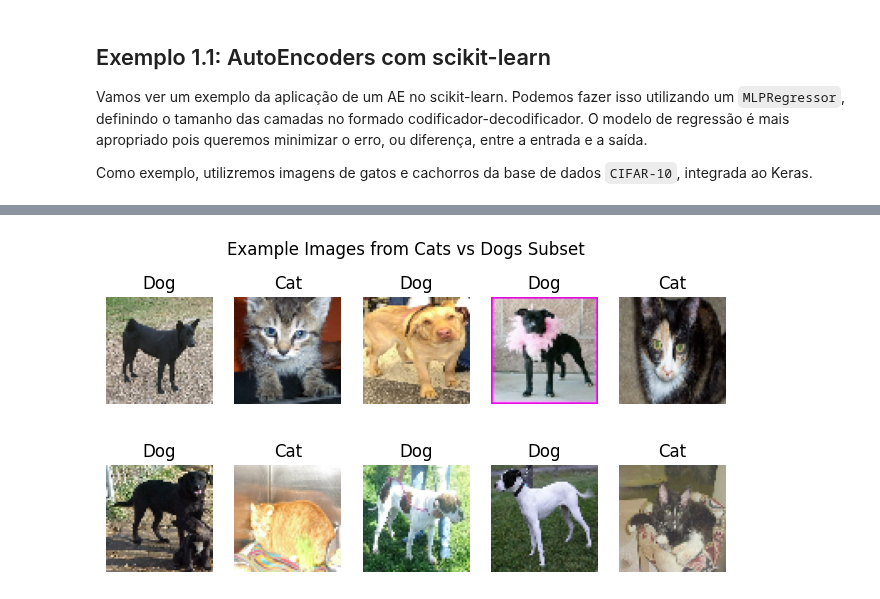
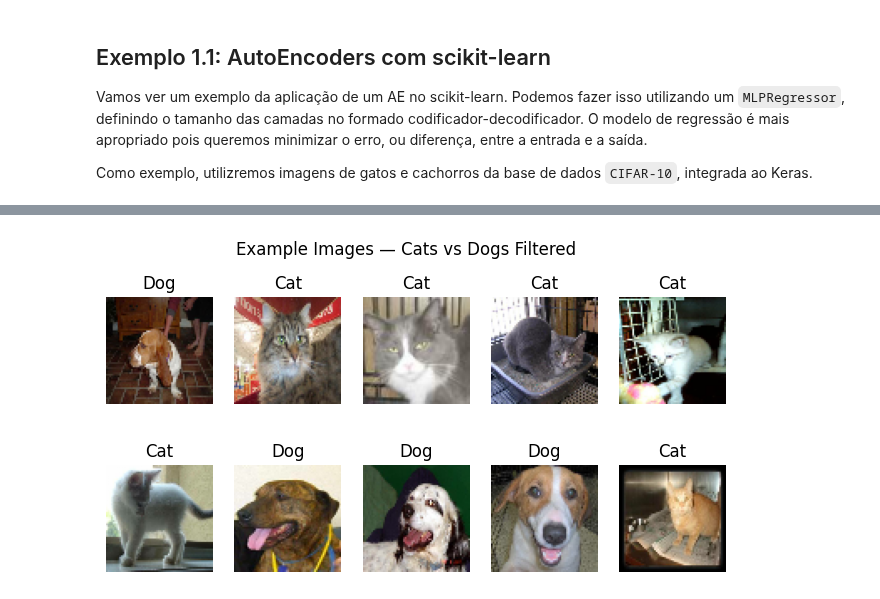
Before and after one commit to henriquemargotte/Aprendizado-de-Maquina-2025-2, a Jupyter notebook: Lab7/lab7.ipynb, the cells around one changed output, grey strips where cells are left out. Drawn from its saved outputs; the diff is of its cells as text; code cells hidden in the pictures.

```diff
--- a/Lab7/lab7.ipynb
+++ b/Lab7/lab7.ipynb
@@ -14,25 +14,34 @@ Vamos ver um exemplo da aplicação de um AE no scikit-learn. Podemos fazer isso
 
 Como exemplo, utilizremos imagens de gatos e cachorros da base de dados `CIFAR-10`, integrada ao Keras.
 # %%
-import tensorflow_datasets as tfds
+import os
+import zipfile
 import tensorflow as tf
 import matplotlib.pyplot as plt
+import numpy as np
 
-# --- Load dataset ---
-# 'as_supervised=True' returns (image, label)
-dataset, info = tfds.load('cats_vs_dogs', as_supervised=True, with_info=True)
+url = "https://storage.googleapis.com/mledu-datasets/cats_and_dogs_filtered.zip"
+path_to_zip = tf.keras.utils.get_file("cats_and_dogs_filtered.zip", origin=url, extract=False)
+extract_path = os.path.splitext(path_to_zip)[0]
 
-# --- Split and take a small subset for demonstration ---
-train_ds = dataset['train']
+# Extract only once
+if not os.path.exists(extract_path):
+    with zipfile.ZipFile(path_to_zip, 'r') as zip_ref:
+        zip_ref.extractall(extract_path)
 
-# Shuffle and take only 1000 samples to keep it light
-train_ds = train_ds.shuffle(1000, seed=42).take(1000)
+# Paths to the small filtered dataset
+train_dir = os.path.join(extract_path, "cats_and_dogs_filtered/train")
+validation_dir = os.path.join(extract_path, "cats_and_dogs_filtered/validation")
 
-# Resize and normalize
-def preprocess(image, label):
-    image = tf.image.resize(image, (64, 64))   # Resize to smaller images
-    image = tf.cast(image, tf.float32) / 255.0 # Normalize to [0,1]
-    return image, label
+# Load a small subset for quick use
+train_ds = tf.keras.utils.image_dataset_from_directory(
+    train_dir,
+    image_size=(64, 64),
+    batch_size=32,
+    shuffle=True,
+    seed=42
+)
 
-train_ds = train_ds.map(preprocess).batch(32).prefetch(1)
+# Normalize images
+train_ds = train_ds.map(lambda x, y: (tf.cast(x, tf.float32) / 255.0, y))
 # %% [output]
@@ -57,10 +52,10 @@ Dataset cats_vs_dogs downloaded and prepared to /home/margotte/tensorflow_datase
 plt.figure(figsize=(8, 4))
 for images, labels in train_ds.take(1):
     for i in range(10):
-        plt.subplot(2, 5, i+1)
+        plt.subplot(2, 5, i + 1)
         plt.imshow(images[i])
         plt.title("Cat" if labels[i].numpy() == 0 else "Dog")
-        plt.axis('off')
-plt.suptitle("Example Images from Cats vs Dogs Subset")
+        plt.axis("off")
+plt.suptitle("Example Images — Cats vs Dogs Filtered")
 plt.show()
 # %% [output]
@@ -69 +62 @@ plt.show()
-[figure, old version]
+[figure, new version]
```
Also changed, not shown: parts of 2 cells of this notebook, 1 other file.
